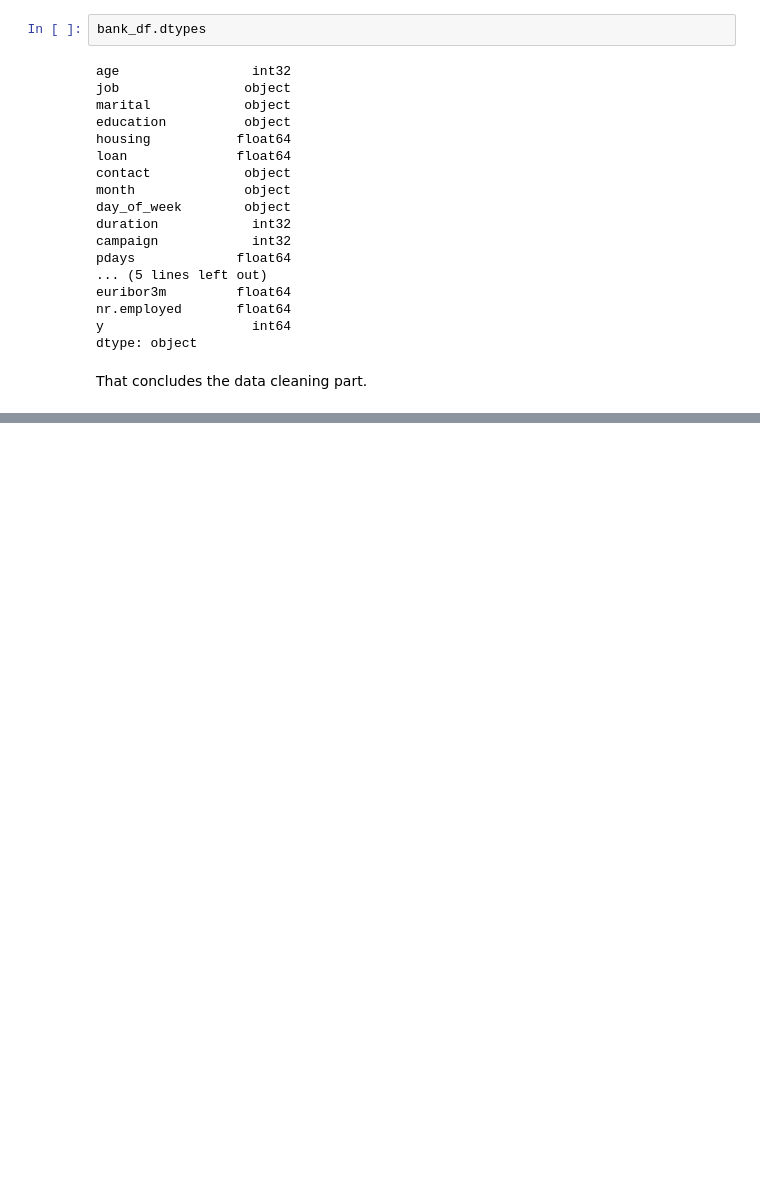
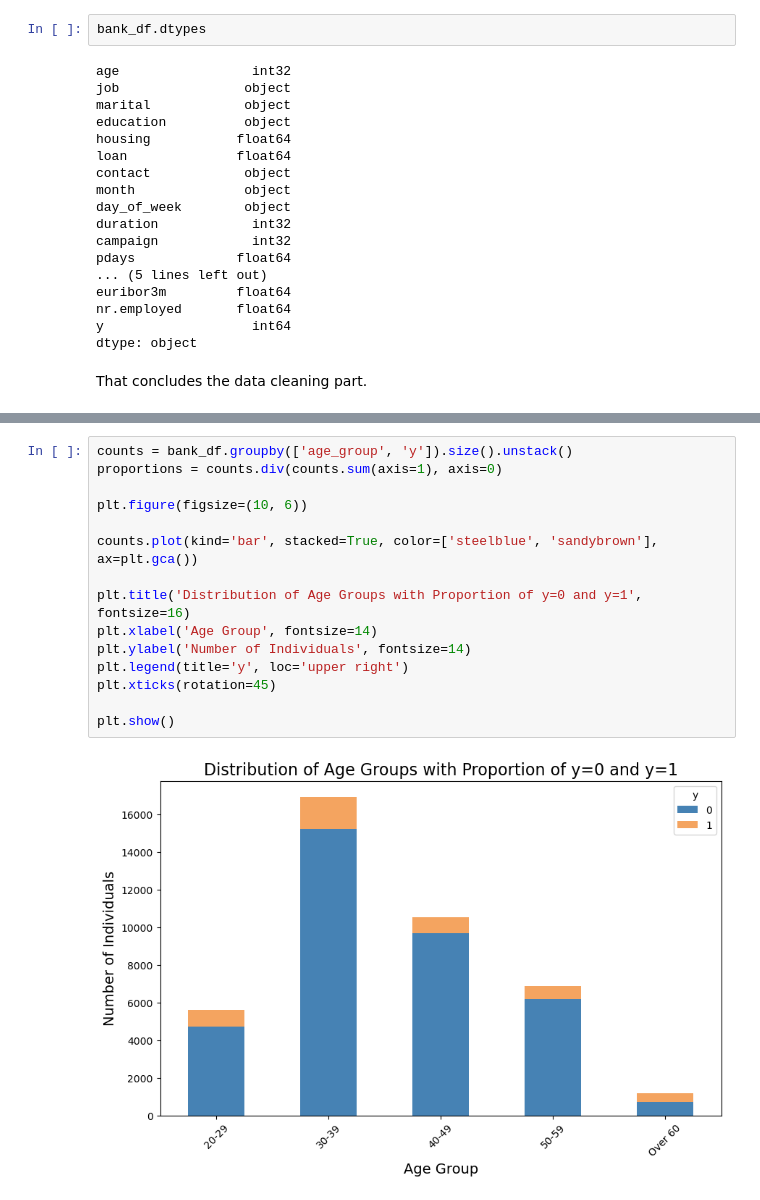
Before and after one commit to sagaitis/BankMarketingDataAnalysis, a Jupyter notebook: BankMarketingAnalysis_PauliusSagaitis.ipynb, the cells around one changed output, grey strips where cells are left out. Cells and saved outputs as stored; diff of their text form; blank space fills up the shorter version.

```diff
--- a/BankMarketingAnalysis_PauliusSagaitis.ipynb
+++ b/BankMarketingAnalysis_PauliusSagaitis.ipynb
@@ -590,0 +566,17 @@ plt.show()
+# %%
+counts = bank_df.groupby(['age_group', 'y']).size().unstack()
+proportions = counts.div(counts.sum(axis=1), axis=0)
+
+plt.figure(figsize=(10, 6))
+
+counts.plot(kind='bar', stacked=True, color=['steelblue', 'sandybrown'], ax=plt.gca())
+
+plt.title('Distribution of Age Groups with Proportion of y=0 and y=1', fontsize=16)
+plt.xlabel('Age Group', fontsize=14)
+plt.ylabel('Number of Individuals', fontsize=14)
+plt.legend(title='y', loc='upper right')
+plt.xticks(rotation=45)
+
+plt.show()
+# %% [output]
+[figure, added]
```
Also changed, not shown: parts of 106 cells of this notebook.
